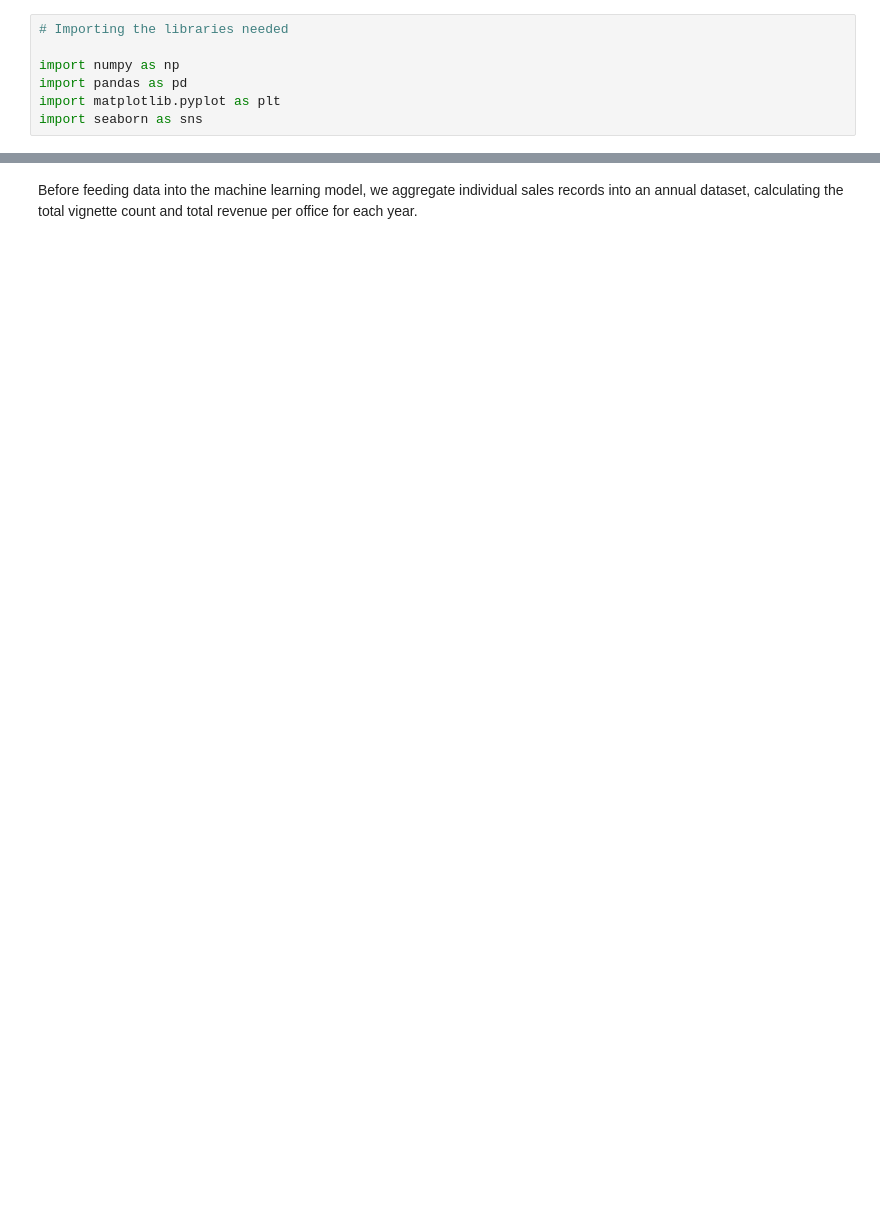
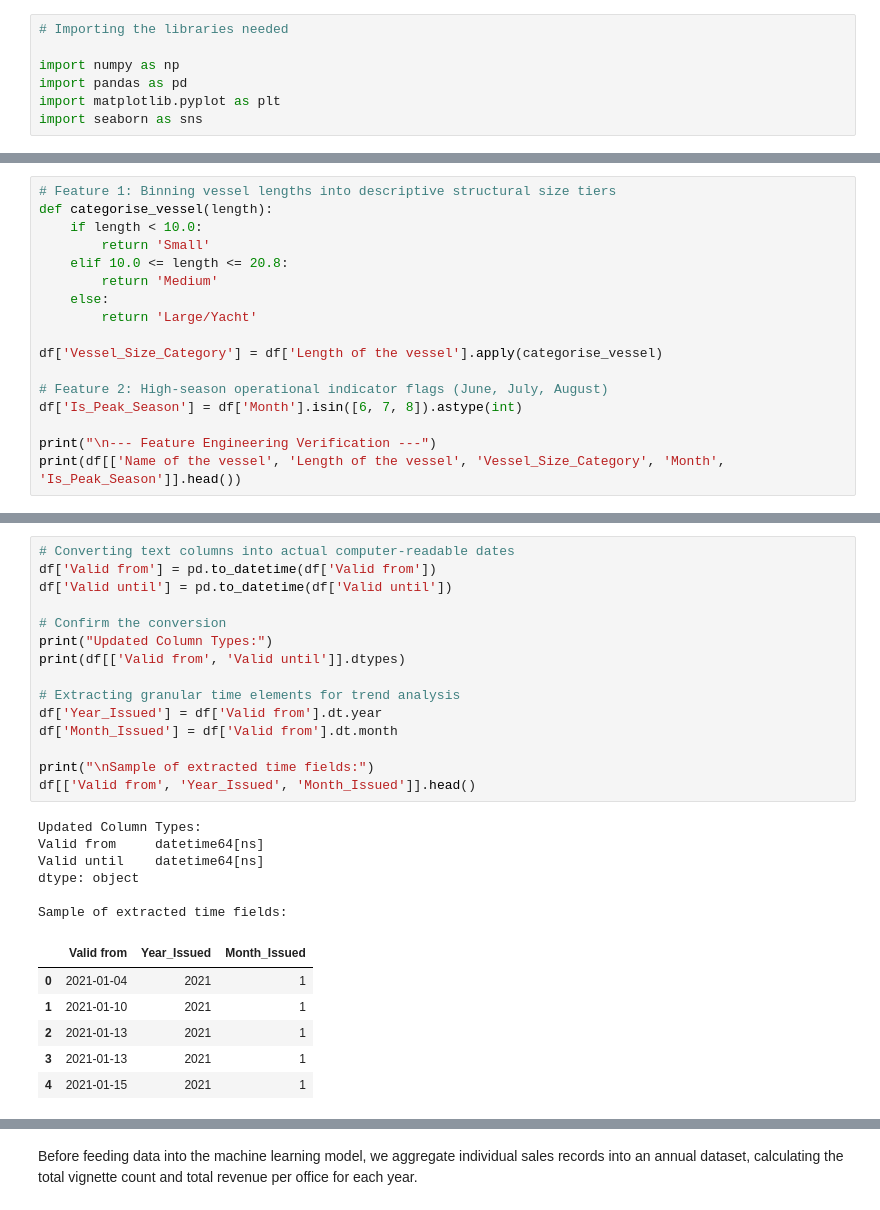
Before and after one commit to CharleyHananiaGA/jelena_dsb_capstone, a Jupyter notebook: JelenaVasic_capstone.ipynb, the cells around one changed output, grey strips where cells are left out. Drawn from its saved outputs; the diff is of its cells as text; blank space fills up the shorter version.

```diff
--- a/JelenaVasic_capstone.ipynb
+++ b/JelenaVasic_capstone.ipynb
@@ -211,0 +341,17 @@ Forecasted vignette inventory needed for 2027: 499
+# %%
+# Feature 1: Binning vessel lengths into descriptive structural size tiers
+def categorise_vessel(length):
+    if length < 10.0:
+        return 'Small'
+    elif 10.0 <= length <= 20.8:
+        return 'Medium'
+    else:
+        return 'Large/Yacht'
+
+df['Vessel_Size_Category'] = df['Length of the vessel'].apply(categorise_vessel)
+
+# Feature 2: High-season operational indicator flags (June, July, August)
+df['Is_Peak_Season'] = df['Month'].isin([6, 7, 8]).astype(int)
+
+print("\n--- Feature Engineering Verification ---")
+print(df[['Name of the vessel', 'Length of the vessel', 'Vessel_Size_Category', 'Month', 'Is_Peak_Season']].head())
@@ -211,0 +487,28 @@ Forecasted vignette inventory needed for 2027: 499
+# %%
+# Converting text columns into actual computer-readable dates
+df['Valid from'] = pd.to_datetime(df['Valid from'])
+df['Valid until'] = pd.to_datetime(df['Valid until'])
+
+# Confirm the conversion
+print("Updated Column Types:")
+print(df[['Valid from', 'Valid until']].dtypes)
+
+# Extracting granular time elements for trend analysis
+df['Year_Issued'] = df['Valid from'].dt.year
+df['Month_Issued'] = df['Valid from'].dt.month
+
+print("\nSample of extracted time fields:")
+df[['Valid from', 'Year_Issued', 'Month_Issued']].head()
+# %% [output]
+Updated Column Types:
+Valid from     datetime64[ns]
+Valid until    datetime64[ns]
+dtype: object
+
+Sample of extracted time fields:
+|  | Valid from | Year_Issued | Month_Issued |
+| 0 | 2021-01-04 | 2021 | 1 |
+| 1 | 2021-01-10 | 2021 | 1 |
+| 2 | 2021-01-13 | 2021 | 1 |
+| 3 | 2021-01-13 | 2021 | 1 |
+| 4 | 2021-01-15 | 2021 | 1 |
```
Also changed, not shown: parts of 65 cells of this notebook.
